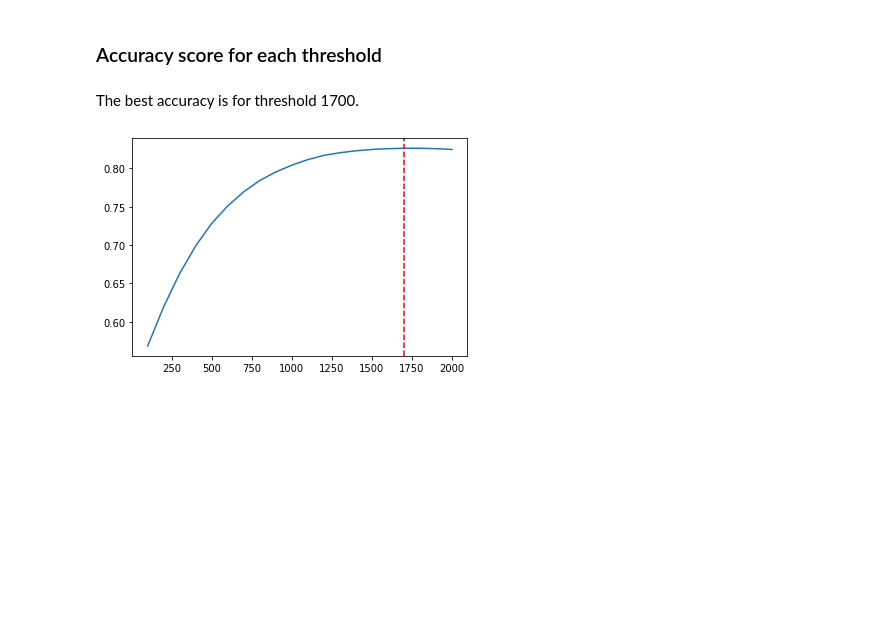
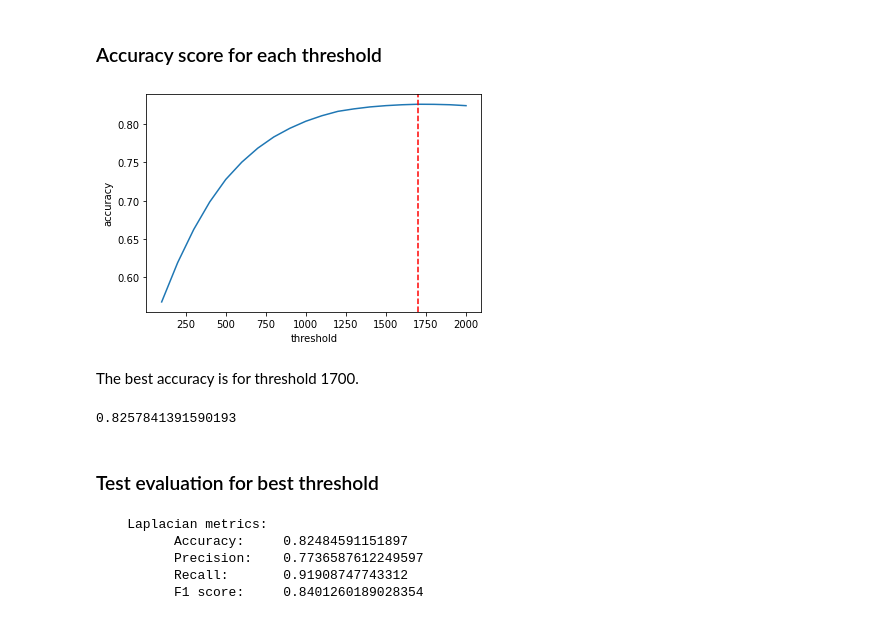
Before and after one commit to JuliaZur/MotionBlurDetection, a Jupyter notebook: laplacian_results.ipynb, the cells around one changed output. Saved outputs shown, nothing was run; the diff lists cells and outputs as text; code cells hidden in the pictures; blank space fills up the shorter version.

Commit message:
laplacian results

```diff
--- a/laplacian_results.ipynb
+++ b/laplacian_results.ipynb
@@ -10,7 +15,9 @@ import numpy as np
+# %%
+regions_train, regions_test = train_test_split(get_regions_with_labels(), test_size=0.2)
 # %%
 thresholds = range(100,2001,100)
 predictions = {}
 for threshold in thresholds:
-    laplacian = MotionBlurDetectionLaplacian(threshold=threshold)
+    laplacian = MotionBlurDetectionLaplacian(threshold=threshold, images_regions=regions_train)
     prediction = laplacian.predict()
     predictions[threshold] = prediction
@@ -19,21 +24,31 @@ images_regions = get_regions_with_labels()
 # %%
-ground_truth_labels = [image_region.label for image_region in images_regions]
+train_ground_truth_labels = [image_region.label for image_region in regions_train]
+test_ground_truth_labels = [image_region.label for image_region in regions_test]
 # %% [markdown]
 ### Accuracy score for each threshold
 # %%
 accuracies = []
 for threshold, prediction in predictions.items():
     predicted_labels = [pred for pred, fm in prediction]
-    accuracy = accuracy_score(ground_truth_labels, predicted_labels)
+    accuracy = accuracy_score(train_ground_truth_labels, predicted_labels)
     accuracies.append(accuracy)
+# %%
+index_max_element = accuracies.index(max(accuracies))
+plt.plot(thresholds, accuracies)
+plt.axvline(x=thresholds[index_max_element], c = 'r', ls="--")
+plt.xlabel('threshold')
+plt.ylabel('accuracy')
+plt.show()
+# %% [output]
+[figure, added]
 # %% [markdown]
 The best accuracy is for threshold 1700.
+# %%
+best_threshold = 1700
+print(max(accuracies))
+# %% [output]
+0.8257841391590193
+# %% [markdown]
+### Test evaluation for best threshold
 # %%
 best_threshold = 1700
-# %%
-index_max_element = accuracies.index(max(accuracies))
-plt.plot(thresholds, accuracies)
-plt.axvline(x=thresholds[index_max_element], c = 'r', ls="--")
-plt.show()
-# %% [output]
-[figure, removed]
@@ -39,0 +61,8 @@ plt.show()
+# %%
+show_scores(test_ground_truth_labels, test_predicted_labels, 'Laplacian')
+# %% [output]
+    Laplacian metrics:
+          Accuracy:     0.82484591151897
+          Precision:    0.7736587612249597
+          Recall:       0.91908747743312
+          F1 score:     0.8401260189028354
```
Also changed, not shown: parts of 16 cells of this notebook, 1 other file.
